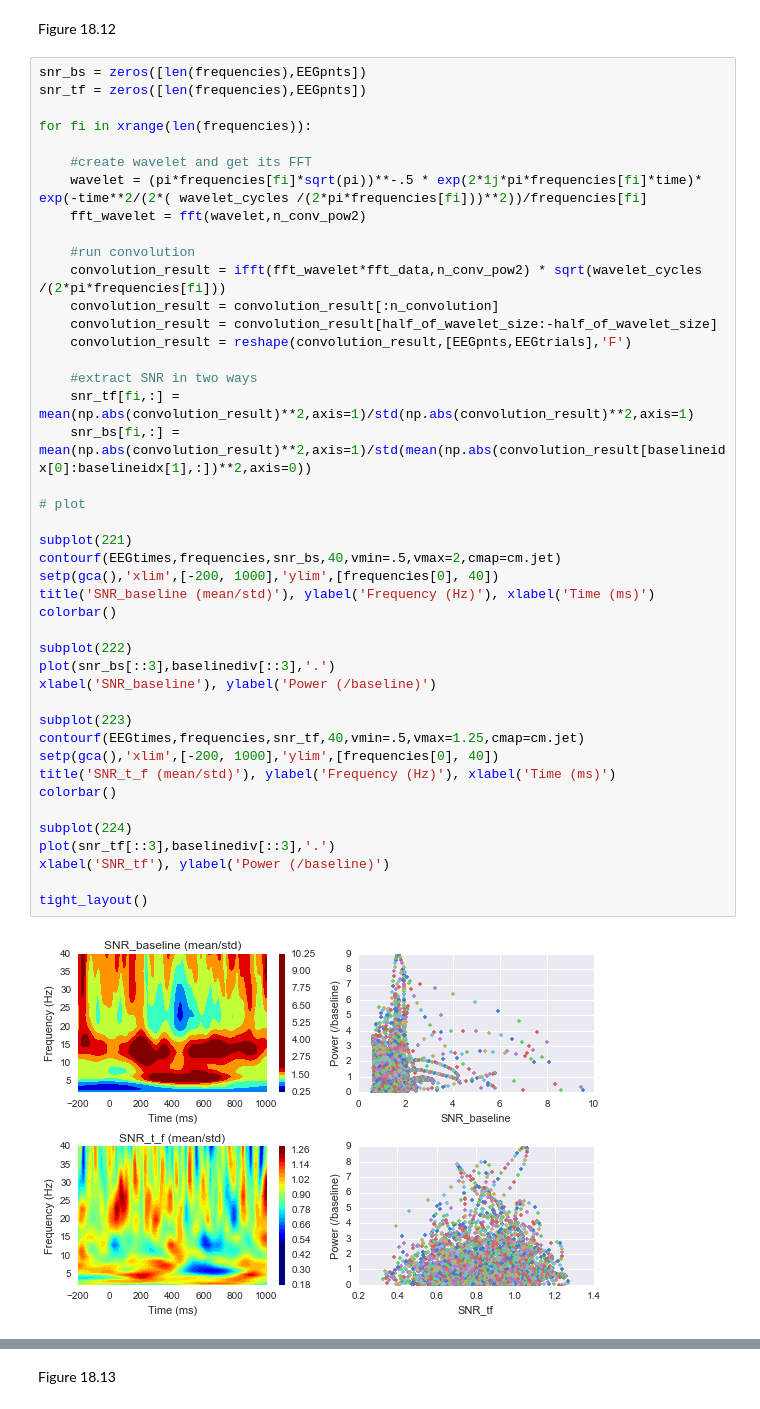
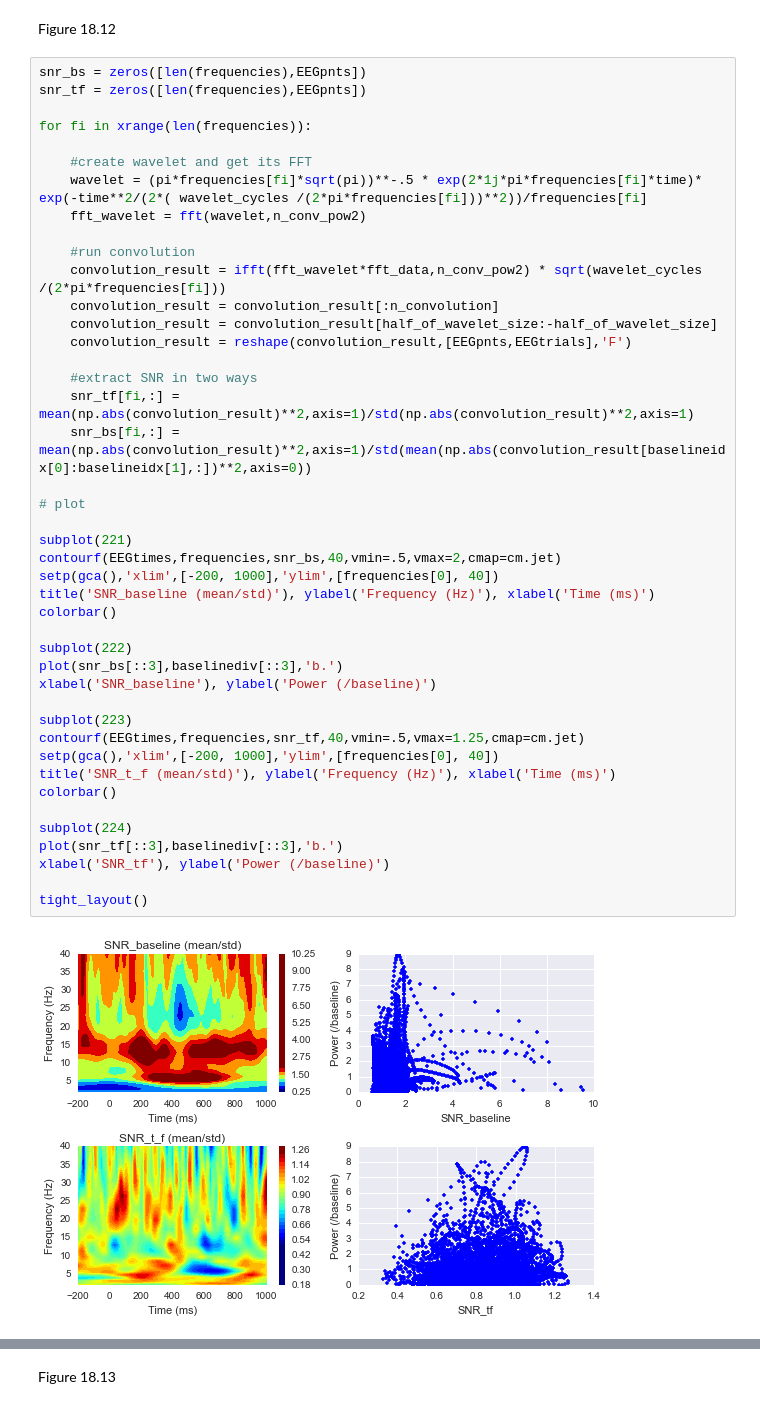
Before and after one commit to lyndond/Analyzing_Neural_Time_Series, a Jupyter notebook: chapter18.ipynb, the cells around one changed output, grey strips where cells are left out. Saved outputs shown, nothing was run; the diff lists cells and outputs as text.

```diff
--- a/chapter18.ipynb
+++ b/chapter18.ipynb
@@ -440,36 +440,36 @@ for fi in xrange(len(frequencies)):
     convolution_result = convolution_result[:n_convolution]
     convolution_result = convolution_result[half_of_wavelet_size:-half_of_wavelet_size]
     convolution_result = reshape(convolution_result,[EEGpnts,EEGtrials],'F')
 
     #extract SNR in two ways
     snr_tf[fi,:] = mean(np.abs(convolution_result)**2,axis=1)/std(np.abs(convolution_result)**2,axis=1)
     snr_bs[fi,:] = mean(np.abs(convolution_result)**2,axis=1)/std(mean(np.abs(convolution_result[baselineidx[0]:baselineidx[1],:])**2,axis=0))
 
 # plot
 
 subplot(221)
 contourf(EEGtimes,frequencies,snr_bs,40,vmin=.5,vmax=2,cmap=cm.jet)
 setp(gca(),'xlim',[-200, 1000],'ylim',[frequencies[0], 40])
 title('SNR_baseline (mean/std)'), ylabel('Frequency (Hz)'), xlabel('Time (ms)')
 colorbar()
 
 subplot(222)
-plot(snr_bs[::3],baselinediv[::3],'.')
+plot(snr_bs[::3],baselinediv[::3],'b.')
 xlabel('SNR_baseline'), ylabel('Power (/baseline)')
 
 subplot(223)
 contourf(EEGtimes,frequencies,snr_tf,40,vmin=.5,vmax=1.25,cmap=cm.jet)
 setp(gca(),'xlim',[-200, 1000],'ylim',[frequencies[0], 40])
 title('SNR_t_f (mean/std)'), ylabel('Frequency (Hz)'), xlabel('Time (ms)')
 colorbar()
 
 subplot(224)
-plot(snr_tf[::3],baselinediv[::3],'.')
+plot(snr_tf[::3],baselinediv[::3],'b.')
 xlabel('SNR_tf'), ylabel('Power (/baseline)')
 
 tight_layout()
 # %% [output]
-[figure, old version]
+[figure, new version]
 # %%
 # time-series of SNR
 plot(EEGtimes,np.abs(mean(EEGdata[46,:,:],axis=1) / std(EEGdata[46,:,:],axis=1)))
```
Also changed, not shown: parts of 7 cells of this notebook.
